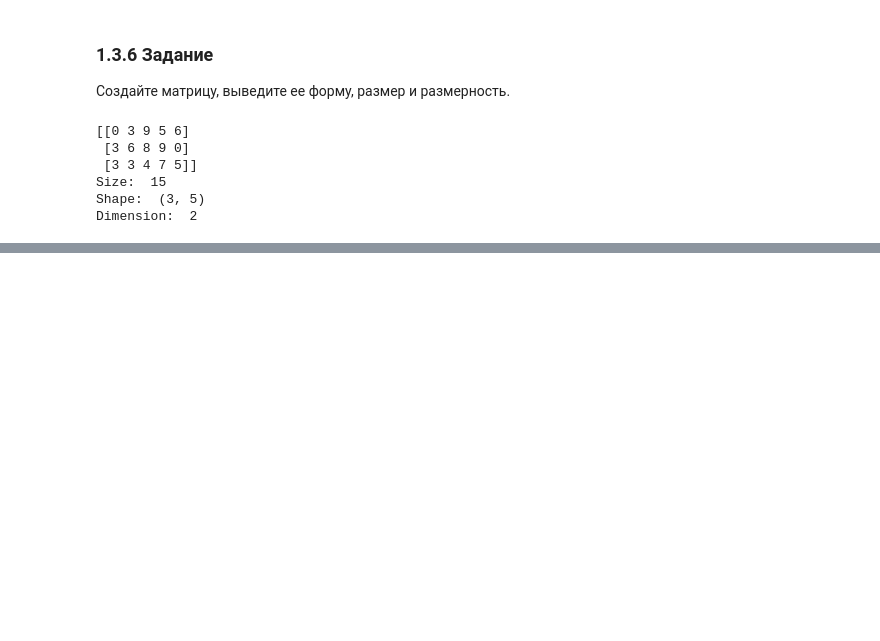
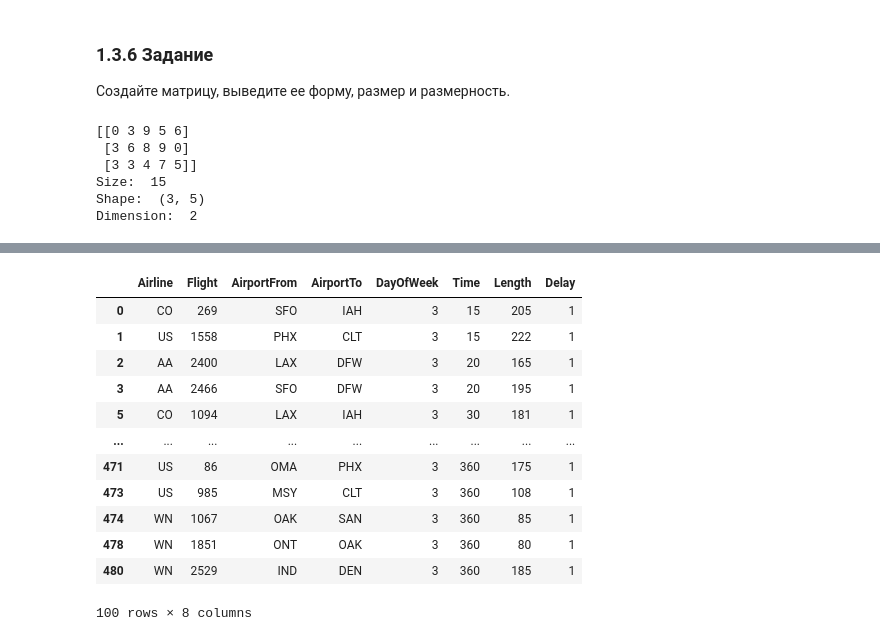
Before and after one commit to MintyRoma/AI_Course_1G, a Jupyter notebook: Tin_R_Workbook2.ipynb, the cells around one changed output, grey strips where cells are left out. Drawn from its saved outputs; the diff is of its cells as text; code cells hidden in the pictures; blank space fills up the shorter version.

```diff
--- a/Tin_R_Workbook2.ipynb
+++ b/Tin_R_Workbook2.ipynb
@@ -232,0 +520,17 @@ Dimension:  2
+# %%
+#100 рейсов с задержкой
+dataframe[dataframe['Delay'] > 0].head(100)
+# %% [output]
+|  | Airline | Flight | AirportFrom | AirportTo | DayOfWeek | Time | Length | Delay |
+| 0 | CO | 269 | SFO | IAH | 3 | 15 | 205 | 1 |
+| 1 | US | 1558 | PHX | CLT | 3 | 15 | 222 | 1 |
+| 2 | AA | 2400 | LAX | DFW | 3 | 20 | 165 | 1 |
+| 3 | AA | 2466 | SFO | DFW | 3 | 20 | 195 | 1 |
+| 5 | CO | 1094 | LAX | IAH | 3 | 30 | 181 | 1 |
+| ... | ... | ... | ... | ... | ... | ... | ... | ... |
+| 471 | US | 86 | OMA | PHX | 3 | 360 | 175 | 1 |
+| 473 | US | 985 | MSY | CLT | 3 | 360 | 108 | 1 |
+| 474 | WN | 1067 | OAK | SAN | 3 | 360 | 85 | 1 |
+| 478 | WN | 1851 | ONT | OAK | 3 | 360 | 80 | 1 |
+| 480 | WN | 2529 | IND | DEN | 3 | 360 | 185 | 1 |
+100 rows × 8 columns
```
Also changed, not shown: parts of 43 cells of this notebook, 2 other files.
